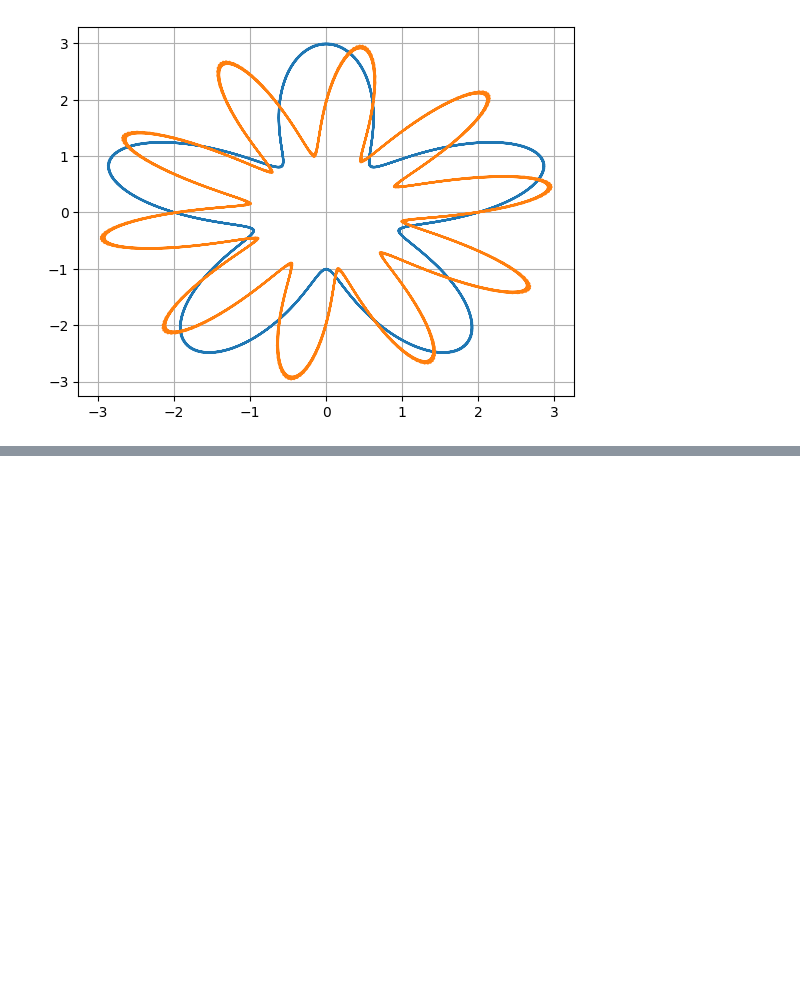
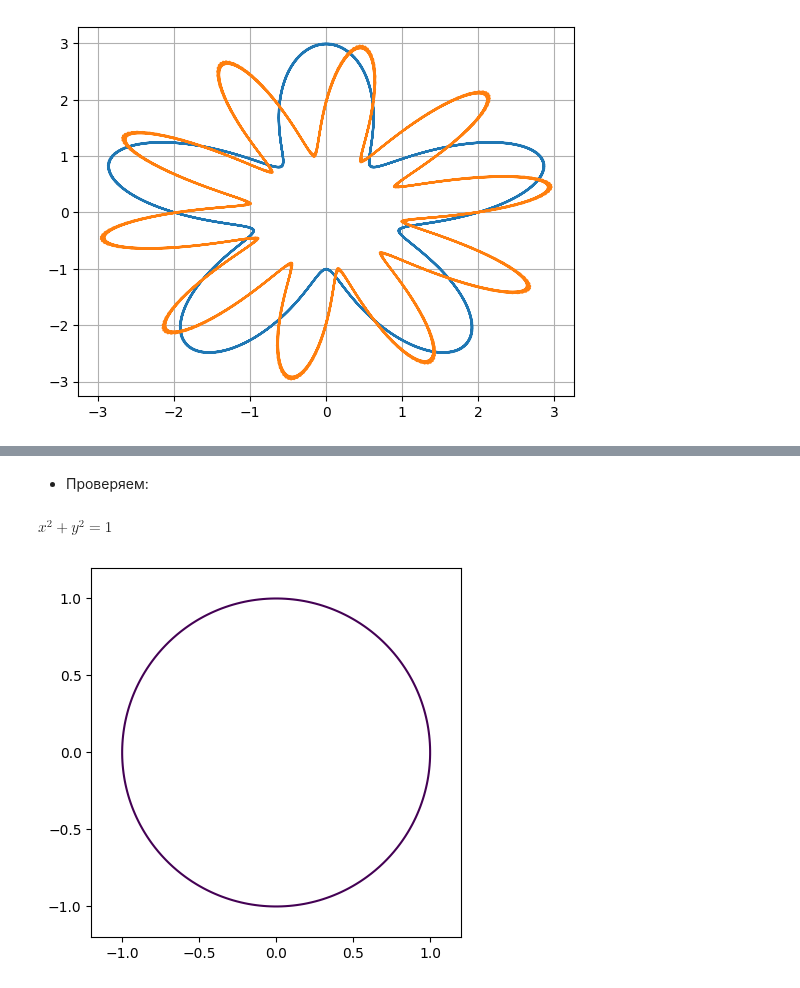
Before and after one commit to abgcw-dead/ca, a Jupyter notebook: L1.ipynb, the cells around one changed output, grey strips where cells are left out. Drawn from its saved outputs; the diff is of its cells as text; code cells hidden in the pictures; blank space fills up the shorter version.

Commit message:
Added implicit_plot

```diff
--- a/L1.ipynb
+++ b/L1.ipynb
@@ -3713,0 +3718,26 @@ polar_plot_fam(2 + sin(t * alpha), (alpha, 0, 10 * PI), (t, 5, 11, 5))
+# %%
+def implicit_plot(f: Expression, x: tuple, y: tuple):
+  lhs, rhs = Expression((f.T)[1]), Expression((f.T)[2]),
+  F = pycode(lhs - rhs, [x[0], y[0]])
+  # формируем две сетки по осям
+  xgrid = np.linspace(evalf(x[1]), evalf(x[2]), 100)
+  ygrid = np.linspace(evalf(y[1]), evalf(y[2]), 100)
+  # преобазуем эти сетки в двумерную сетку
+  X, Y = np.meshgrid(xgrid, ygrid)
+  # вычисляем функцию
+  Z = F(X, Y)
+  # задаем одинаковый масштаб по осям
+  plt.gca().set_aspect('equal')
+  # строим один контур для значения F = 0.0
+  plt.contour(X, Y, Z, [0.0])
+# %% [markdown]
+* Проверяем:
+# %%
+x, y = symbol('x'), symbol('y')
+f = x ** 2 + y ** 2 == 1
+show(f)
+a = 1.2
+implicit_plot(f, (x, -a, a), (y, -a, a))
+# %% [output]
+$\displaystyle x^{2} + y^{2} = 1$
+[figure, added]
```
Also changed, not shown: parts of 3 cells of this notebook.
